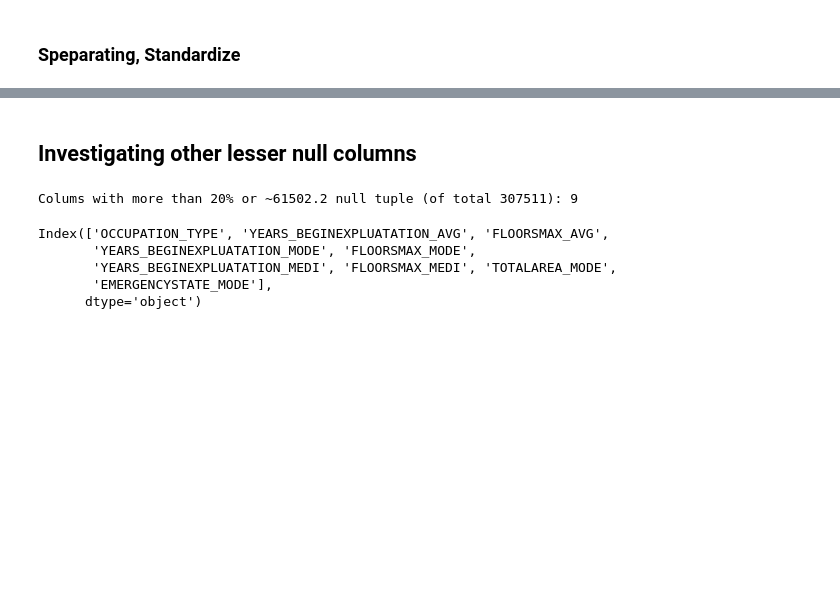
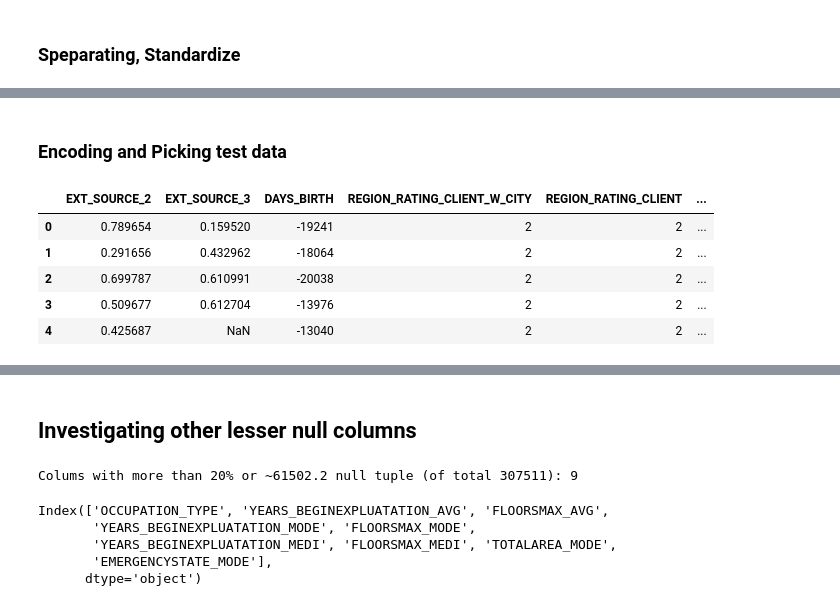
Before and after one commit to produdez/diveintocode-ml, a Jupyter notebook: Week 4/LearnCreditInfo.ipynb, the cells around one changed output, grey strips where cells are left out. Cells and saved outputs as stored; diff of their text form; code cells hidden in the pictures; blank space fills up the shorter version.

Commit message:
Did prob 2 of LearnCreditInfo... Problem!, need to refactor and continue.!

```diff
--- a/Week 4/LearnCreditInfo.ipynb
+++ b/Week 4/LearnCreditInfo.ipynb
@@ -189,0 +194,7 @@ prob2_data[categorical_columns]
+# %%
+def pick_top_related(data, topn):
+    target_corr = data.corr()['TARGET'].abs().sort_values(ascending = False)
+    display(target_corr.head(10))
+    return target_corr[1:topn+1].index
+picked_attributes = pick_top_related(prob2_data,20)
+picked_attributes
@@ -215,0 +289,15 @@ print('Accuracy: ', acc)
+# %% [markdown]
+### Encoding and Picking test data
+# %%
+prob2_xtest = test_data.copy()
+for col in categorical_columns:
+    prob2_xtest[col] = label_enc.fit_transform(test_data[col])
+prob2_xtest = prob2_xtest[picked_attributes]
+prob2_xtest.head()
+# %% [output]
+|  | EXT_SOURCE_2 | EXT_SOURCE_3 | DAYS_BIRTH | REGION_RATING_CLIENT_W_CITY | REGION_RATING_CLIENT | ... |
+| 0 | 0.789654 | 0.159520 | -19241 | 2 | 2 | ... |
+| 1 | 0.291656 | 0.432962 | -18064 | 2 | 2 | ... |
+| 2 | 0.699787 | 0.610991 | -20038 | 2 | 2 | ... |
+| 3 | 0.509677 | 0.612704 | -13976 | 2 | 2 | ... |
+| 4 | 0.425687 | NaN | -13040 | 2 | 2 | ... |
```
Also changed, not shown: parts of 17 cells of this notebook, 3 other files.
